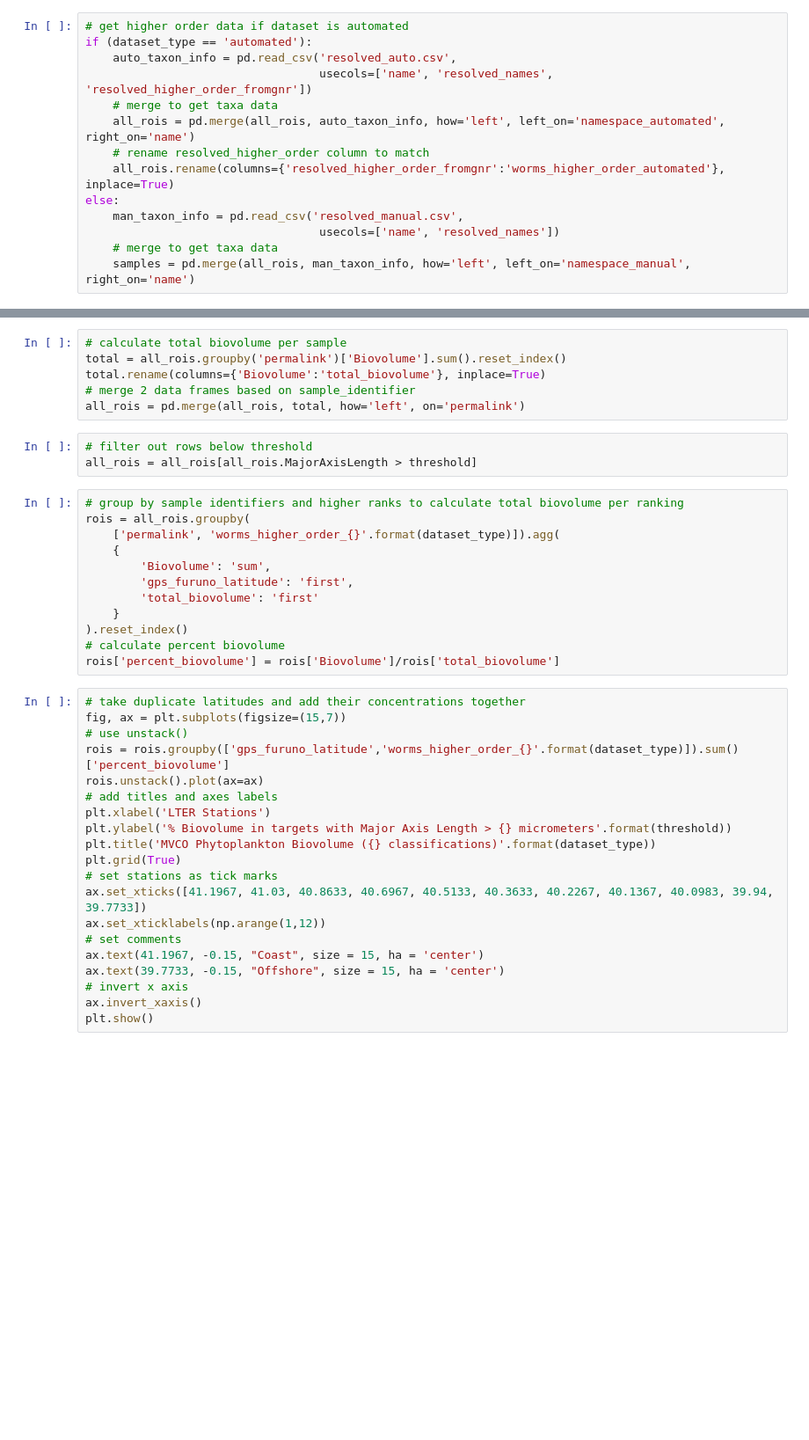
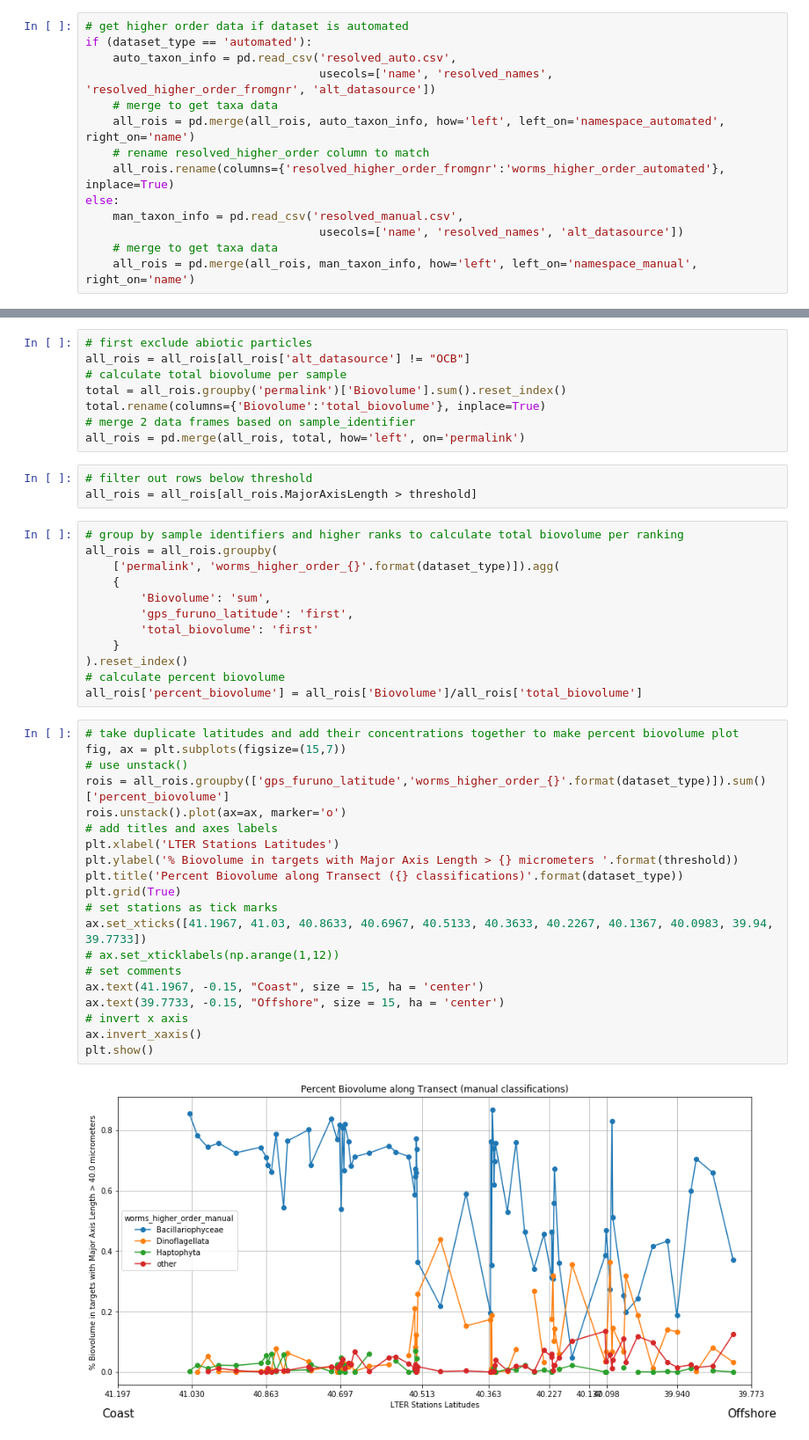
Before and after one commit to klqi/EDI-NES-LTER-2019, a Jupyter notebook: plot2/biovolume_geographic_analysis.ipynb, the cells around one changed output, grey strips where cells are left out. Shown at 88% size. Saved outputs shown, nothing was run; the diff lists cells and outputs as text; blank space fills up the shorter version.

Commit message:
Added new Biovolume concentration plot and fixed calculations to exclude abiotic particles

```diff
--- a/plot2/biovolume_geographic_analysis.ipynb
+++ b/plot2/biovolume_geographic_analysis.ipynb
@@ -49,16 +55,16 @@ threshold = float(threshold)
 # get higher order data if dataset is automated
 if (dataset_type == 'automated'):
     auto_taxon_info = pd.read_csv('resolved_auto.csv',
-                                  usecols=['name', 'resolved_names', 'resolved_higher_order_fromgnr'])
+                                  usecols=['name', 'resolved_names', 'resolved_higher_order_fromgnr', 'alt_datasource'])
     # merge to get taxa data
     all_rois = pd.merge(all_rois, auto_taxon_info, how='left', left_on='namespace_automated', right_on='name')
     # rename resolved_higher_order column to match
     all_rois.rename(columns={'resolved_higher_order_fromgnr':'worms_higher_order_automated'}, inplace=True)
 else:
     man_taxon_info = pd.read_csv('resolved_manual.csv',
-                                  usecols=['name', 'resolved_names'])
+                                  usecols=['name', 'resolved_names', 'alt_datasource'])
     # merge to get taxa data
-    samples = pd.merge(all_rois, man_taxon_info, how='left', left_on='namespace_manual', right_on='name')
+    all_rois = pd.merge(all_rois, man_taxon_info, how='left', left_on='namespace_manual', right_on='name')
 # %%
 # separate out roi id from permalink
 all_rois['roi'] = all_rois['permalink']
@@ -73,6 +79,8 @@ coords = pd.read_csv('comparison.csv', usecols=['pid', 'gps_furuno_latitude'])
 # merge with all_rois based on smaple ids
 all_rois = pd.merge(all_rois, coords, how='left', left_on='permalink', right_on='pid')
 # %%
+# first exclude abiotic particles
+all_rois = all_rois[all_rois['alt_datasource'] != "OCB"]
 # calculate total biovolume per sample
 total = all_rois.groupby('permalink')['Biovolume'].sum().reset_index()
 total.rename(columns={'Biovolume':'total_biovolume'}, inplace=True)
@@ -83,7 +91,7 @@ all_rois = pd.merge(all_rois, total, how='left', on='permalink')
 all_rois = all_rois[all_rois.MajorAxisLength > threshold]
 # %%
 # group by sample identifiers and higher ranks to calculate total biovolume per ranking
-rois = all_rois.groupby(
+all_rois = all_rois.groupby(
     ['permalink', 'worms_higher_order_{}'.format(dataset_type)]).agg(
     {
         'Biovolume': 'sum',
@@ -92,24 +100,26 @@ rois = all_rois.groupby(
     }
 ).reset_index()
 # calculate percent biovolume
-rois['percent_biovolume'] = rois['Biovolume']/rois['total_biovolume']
+all_rois['percent_biovolume'] = all_rois['Biovolume']/all_rois['total_biovolume']
 # %%
-# take duplicate latitudes and add their concentrations together
+# take duplicate latitudes and add their concentrations together to make percent biovolume plot
 fig, ax = plt.subplots(figsize=(15,7))
 # use unstack()
-rois = rois.groupby(['gps_furuno_latitude','worms_higher_order_{}'.format(dataset_type)]).sum()['percent_biovolume']
-rois.unstack().plot(ax=ax)
+rois = all_rois.groupby(['gps_furuno_latitude','worms_higher_order_{}'.format(dataset_type)]).sum()['percent_biovolume']
+rois.unstack().plot(ax=ax, marker='o')
 # add titles and axes labels
-plt.xlabel('LTER Stations')
-plt.ylabel('% Biovolume in targets with Major Axis Length > {} micrometers'.format(threshold))
-plt.title('MVCO Phytoplankton Biovolume ({} classifications)'.format(dataset_type))
+plt.xlabel('LTER Stations Latitudes')
+plt.ylabel('% Biovolume in targets with Major Axis Length > {} micrometers '.format(threshold))
+plt.title('Percent Biovolume along Transect ({} classifications)'.format(dataset_type))
 plt.grid(True)
 # set stations as tick marks
 ax.set_xticks([41.1967, 41.03, 40.8633, 40.6967, 40.5133, 40.3633, 40.2267, 40.1367, 40.0983, 39.94, 39.7733])
-ax.set_xticklabels(np.arange(1,12))
+# ax.set_xticklabels(np.arange(1,12))
 # set comments
 ax.text(41.1967, -0.15, "Coast", size = 15, ha = 'center')
 ax.text(39.7733, -0.15, "Offshore", size = 15, ha = 'center')
 # invert x axis
 ax.invert_xaxis()
 plt.show()
+# %% [output]
+[figure, added]
```
Also changed, not shown: parts of 7 cells of this notebook, 3 other files.
